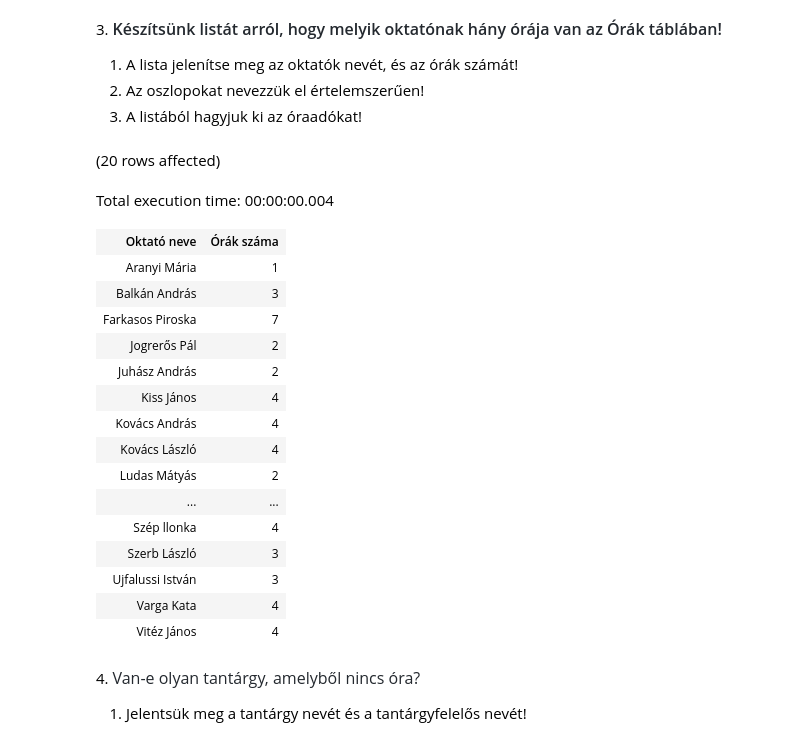
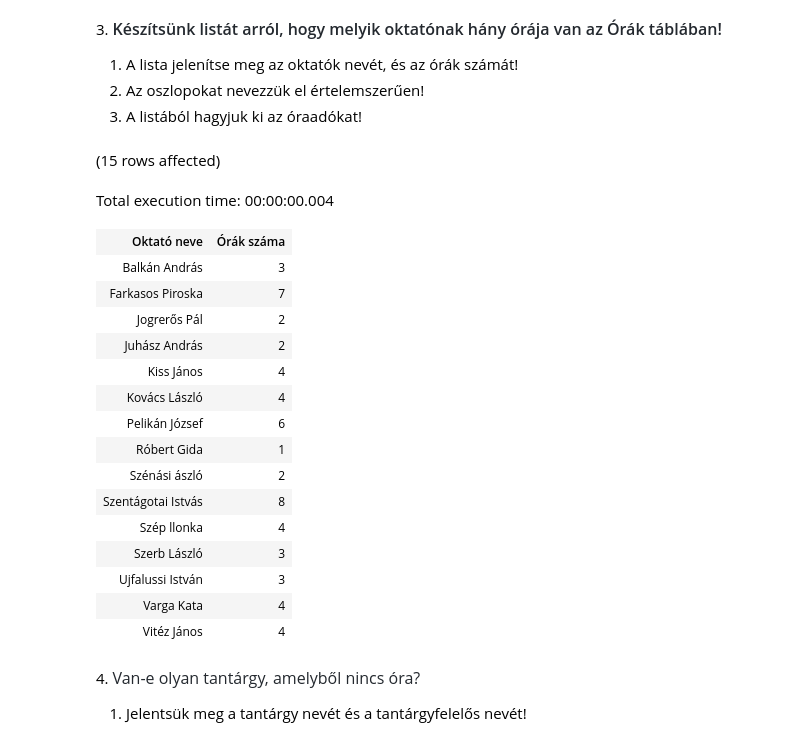
Before and after one commit to barnabasbaranyistud/SQLgyak03, a Jupyter notebook: gyakorlat03_feladatok.ipynb, the cells around one changed output. Drawn from its saved outputs; the diff is of its cells as text; code cells hidden in the pictures.

```diff
--- a/gyakorlat03_feladatok.ipynb
+++ b/gyakorlat03_feladatok.ipynb
@@ -57,21 +57,23 @@ Total execution time: 00:00:00.011
 # %%
 SELECT ok.nev as 'Oktató neve', count(o.ora_id) as 'Órák száma'
 FROM Orak o JOIN Oktatok ok ON o.tanar = ok.oktato_id
+JOIN Beosztasok b ON b.beosztas_id = ok.beosztás
+WHERE b.beosztasnev <> 'Óraadó'
 GROUP BY ok.nev
 # %% [output]
-(20 rows affected)
+(15 rows affected)
 Total execution time: 00:00:00.004
 | Oktató neve | Órák száma |
-| Aranyi Mária | 1 |
 | Balkán András | 3 |
 | Farkasos Piroska | 7 |
 | Jogrerős Pál | 2 |
 | Juhász András | 2 |
 | Kiss János | 4 |
-| Kovács András | 4 |
 | Kovács László | 4 |
-| Ludas Mátyás | 2 |
-| ... | ... |
+| Pelikán József | 6 |
+| Róbert Gida | 1 |
+| Szénási ászló | 2 |
+| Szentágotai Istvás | 8 |
 | Szép llonka | 4 |
 | Szerb László | 3 |
 | Ujfalussi István | 3 |
```
Also changed, not shown: parts of 8 cells of this notebook.
